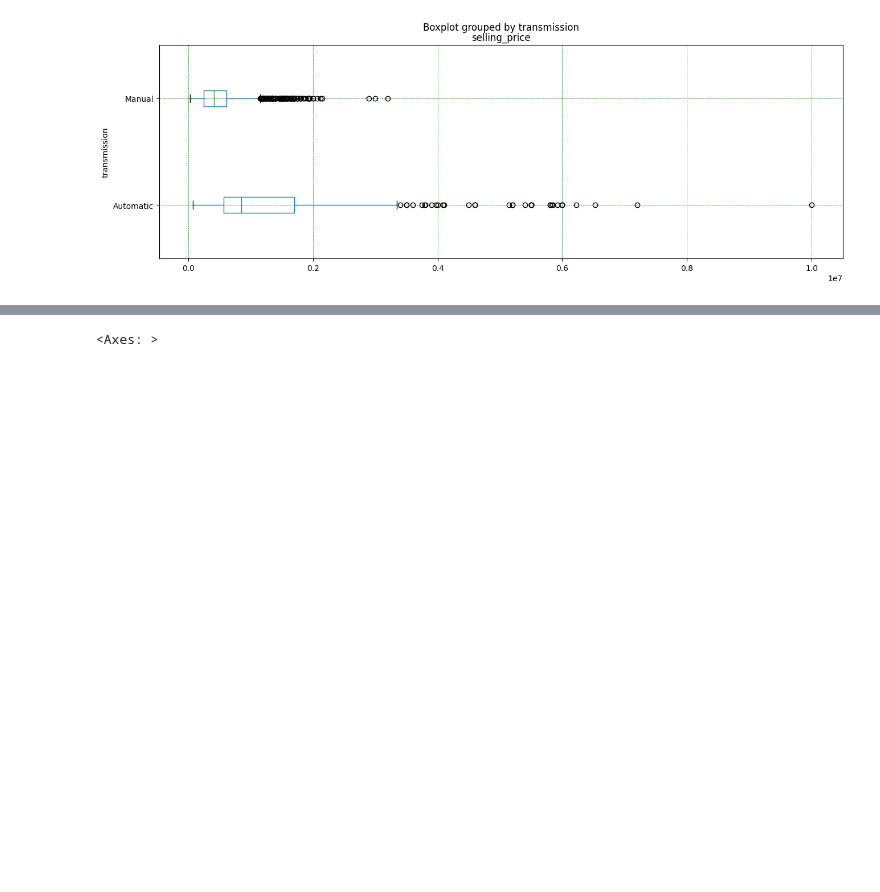
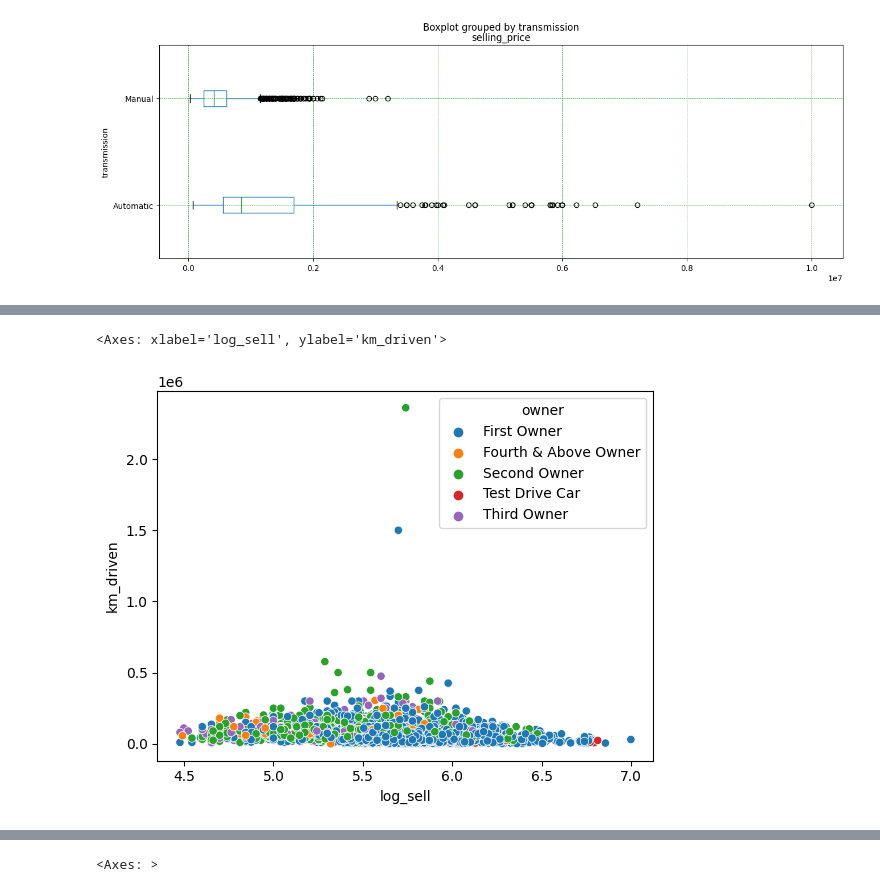
Before and after one commit to haverstein/CarDekho-Analysis, a Jupyter notebook: Copy_of_CarDekho_Analysis.ipynb, the cells around one changed output, grey strips where cells are left out. Drawn from its saved outputs; the diff is of its cells as text; code cells hidden in the pictures; blank space fills up the shorter version.

```diff
--- a/Copy_of_CarDekho_Analysis.ipynb
+++ b/Copy_of_CarDekho_Analysis.ipynb
@@ -330,0 +382,6 @@ df.groupby('seller_type').count().name.plot.bar(ax=ax[1,1])
+# %%
+df['log_sell'] = np.log10(df.selling_price)
+sns.scatterplot(x='log_sell',y='km_driven',hue='owner',data=df)
+# %% [output]
+<Axes: xlabel='log_sell', ylabel='km_driven'>
+[figure, added]
```
Also changed, not shown: parts of 28 cells of this notebook.
